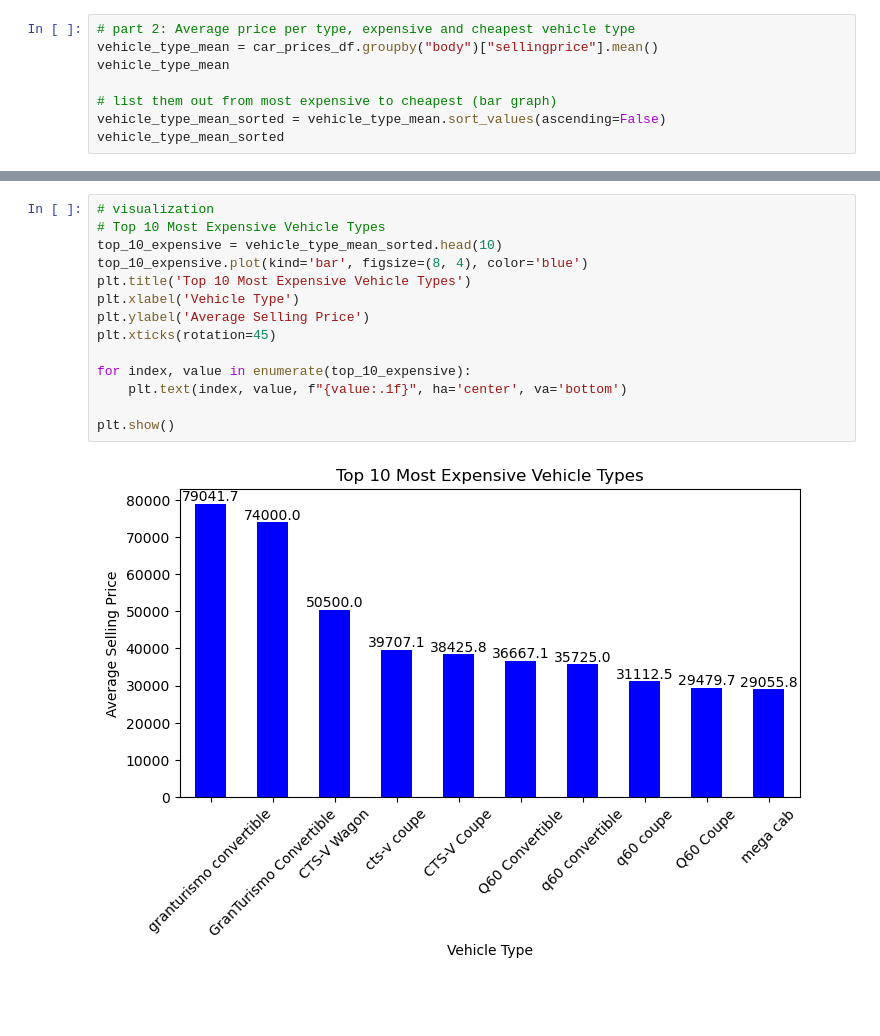
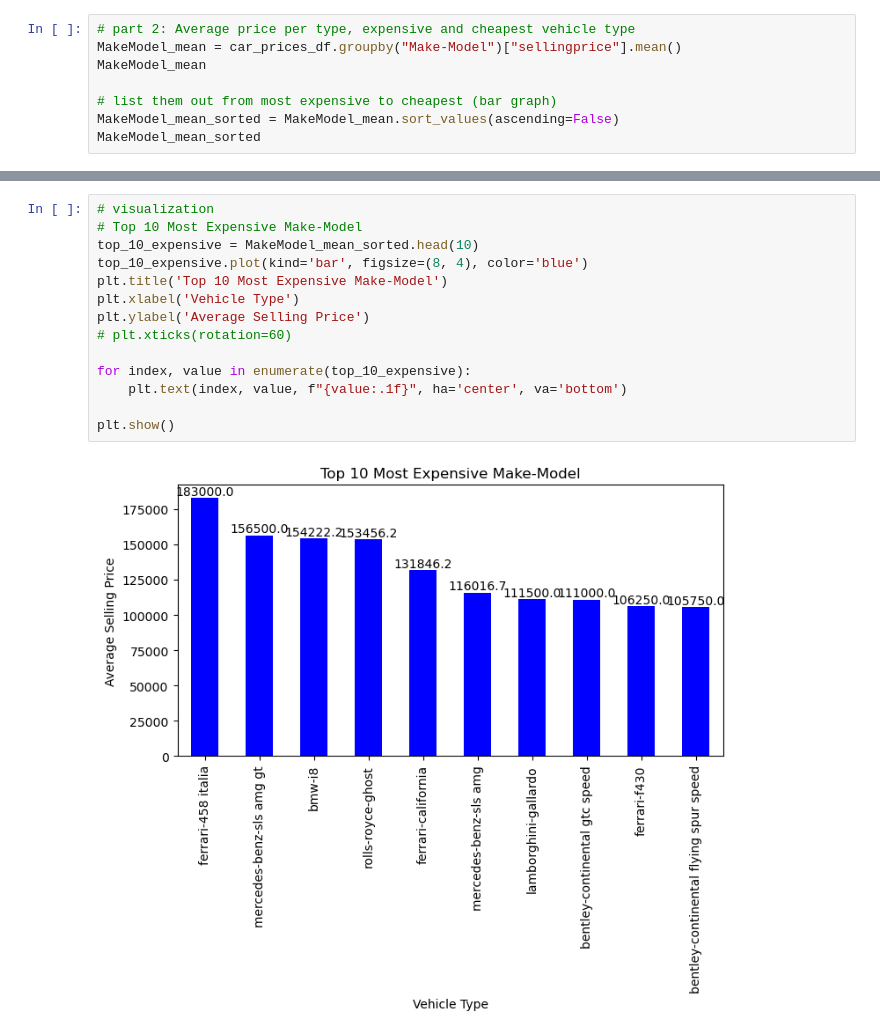
Before and after one commit to jerryevalentine/UCB-Project-1, a Jupyter notebook: Question 1.ipynb, the cells around one changed output, grey strips where cells are left out. Cells and saved outputs as stored; diff of their text form; blank space fills up the shorter version.

```diff
--- a/Question 1.ipynb
+++ b/Question 1.ipynb
@@ -89,9 +136,9 @@ Name: sellingprice, dtype: float64
 # %%
 # part 2: Average price per type, expensive and cheapest vehicle type
-vehicle_type_mean = car_prices_df.groupby("body")["sellingprice"].mean()
-vehicle_type_mean
+MakeModel_mean = car_prices_df.groupby("Make-Model")["sellingprice"].mean()
+MakeModel_mean
 
 # list them out from most expensive to cheapest (bar graph)
-vehicle_type_mean_sorted = vehicle_type_mean.sort_values(ascending=False)
-vehicle_type_mean_sorted
+MakeModel_mean_sorted = MakeModel_mean.sort_values(ascending=False)
+MakeModel_mean_sorted
 # %% [output]
@@ -140,18 +187,18 @@ Name: sellingprice, dtype: float64
 # %%
 # visualization
-# Top 10 Most Expensive Vehicle Types
-top_10_expensive = vehicle_type_mean_sorted.head(10)
+# Top 10 Most Expensive Make-Model
+top_10_expensive = MakeModel_mean_sorted.head(10)
 top_10_expensive.plot(kind='bar', figsize=(8, 4), color='blue')
-plt.title('Top 10 Most Expensive Vehicle Types')
+plt.title('Top 10 Most Expensive Make-Model')
 plt.xlabel('Vehicle Type')
 plt.ylabel('Average Selling Price')
-plt.xticks(rotation=45)
+# plt.xticks(rotation=60)
 
 for index, value in enumerate(top_10_expensive):
     plt.text(index, value, f"{value:.1f}", ha='center', va='bottom')
 
 plt.show()
 # %% [output]
-[figure, old version]
+[figure, new version]
 # %%
 # Top 10 Cheapest Vehicle Types
```
Also changed, not shown: parts of 13 cells of this notebook.
